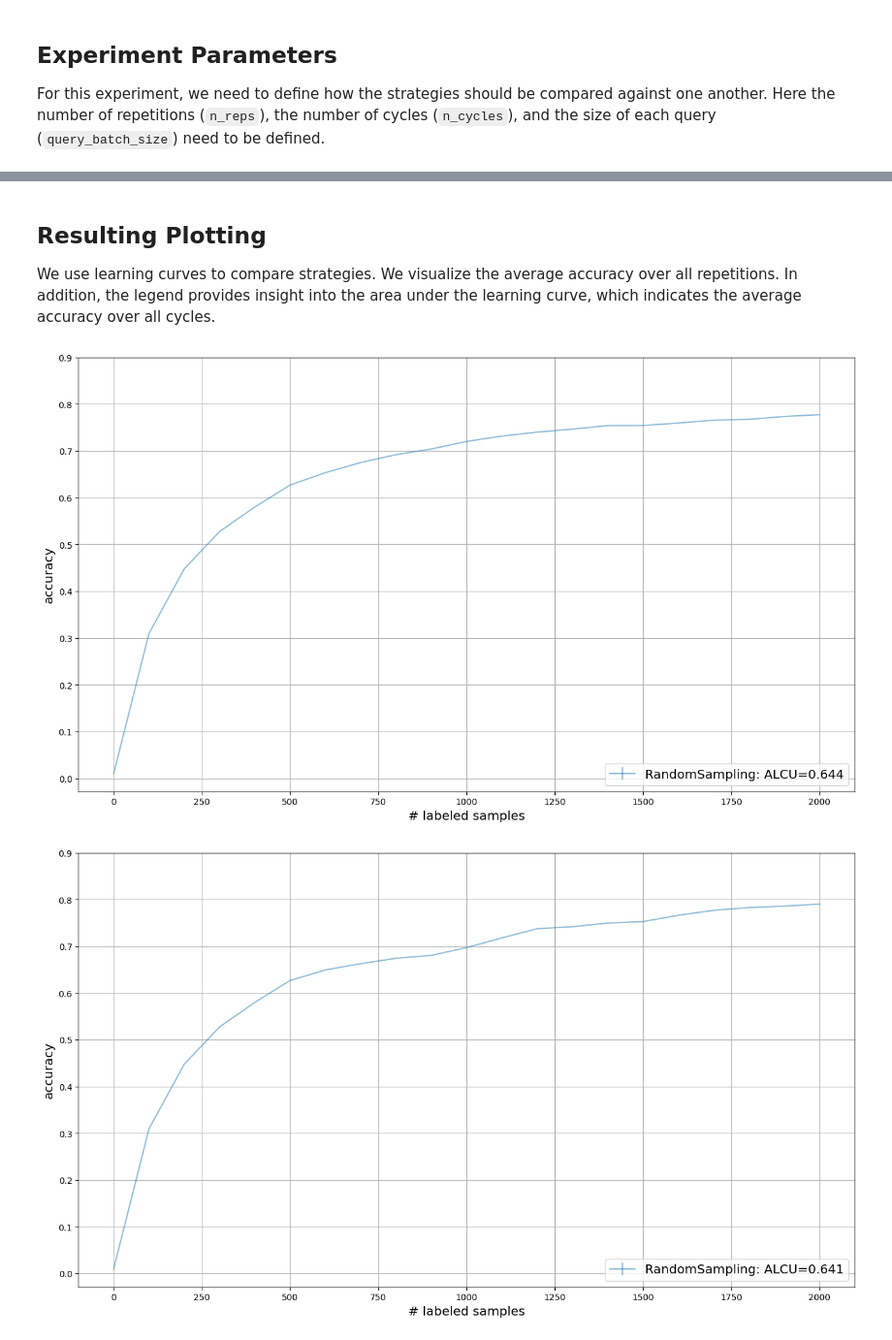
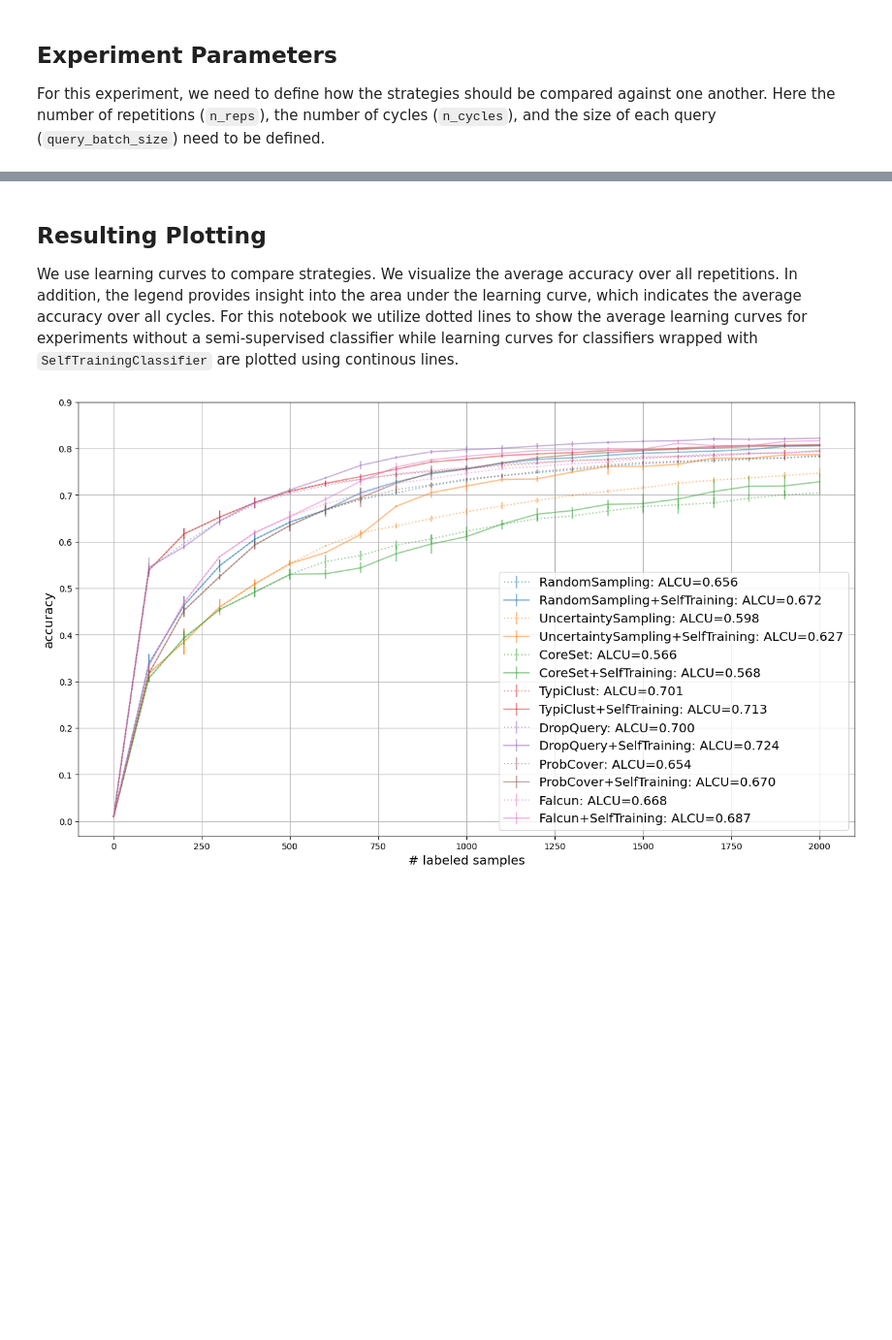
Before and after one commit to George-McNamara-Gov/scikit-activeml-sparse, a Jupyter notebook: tutorials/08_pool_ssl.ipynb, the cells around one changed output, grey strips where cells are left out. Shown at 97% size. Drawn from its saved outputs; the diff is of its cells as text; code cells hidden in the pictures; blank space fills up the shorter version.

Commit message:
Update SSL Classification Notebook

````diff
--- a/tutorials/08_pool_ssl.ipynb
+++ b/tutorials/08_pool_ssl.ipynb
@@ -207,7 +188,7 @@ query_strategy_factory_functions = {
 
 For this experiment, we need to define how the strategies should be compared against one another. Here the number of repetitions (```n_reps```), the number of cycles (```n_cycles```), and the size of each query (```query_batch_size```) need to be defined.
 # %%
-n_reps = 1
+n_reps = 3
 n_cycles = 20
 query_batch_size = 100
 classifier_names = classifier_factory_functions.keys()
@@ -306,30 +270,38 @@ for clf_name in classifier_names:
 # %% [markdown]
 ## Resulting Plotting
 
-We use learning curves to compare strategies. We visualize the average accuracy over all repetitions. In addition, the legend provides insight into the area under the learning curve, which indicates the average accuracy over all cycles.
+We use learning curves to compare strategies. We visualize the average accuracy over all repetitions. In addition, the legend provides insight into the area under the learning curve, which indicates the average accuracy over all cycles. For this notebook we utilize dotted lines to show the average learning curves for experiments without a semi-supervised classifier while learning curves for classifiers wrapped with `SelfTrainingClassifier` are plotted using continous lines.
 # %%
 for clf_name in classifier_names:
-    for use_ssl in [False, True]:
-        plt.figure(figsize=(16, 9))
-        for qs_name in query_strategy_names:
+    plt.figure(figsize=(16, 9))
+    for i_qs, qs_name in enumerate(query_strategy_names):
+        for use_ssl in [False, True]:
             key = (clf_name, use_ssl, qs_name)
             result = results[key]
             reshaped_result = result.reshape((-1, n_cycles + 1))
             errorbar_mean = np.mean(reshaped_result, axis=0)
             errorbar_std = np.std(reshaped_result, axis=0)
+            linestyle = ':'
+            display_name = qs_name
+            color = f'C{i_qs}'
+            if use_ssl:
+                linestyle = '-'
+                display_name = qs_name+'+SelfTraining'
+
             plt.errorbar(
                 np.arange(n_cycles + 1) * query_batch_size,
                 errorbar_mean,
                 errorbar_std,
-                label=f"{qs_name}: ALCU={np.mean(errorbar_mean):.3f}",
+                label=f"{display_name}: ALCU={np.mean(errorbar_mean):.3f}",
                 alpha=0.5,
+                color=color,
+                linestyle=linestyle
             )
             plt.yticks(np.arange(0, 1.0, 0.1))
-        plt.grid()
-        plt.legend(loc="lower right", fontsize="x-large")
-        plt.xlabel("# labeled samples", fontsize="x-large")
-        plt.ylabel("accuracy", fontsize="x-large")
-        plt.show()
+    plt.grid()
+    plt.legend(loc="lower right", fontsize="x-large")
+    plt.xlabel("# labeled samples", fontsize="x-large")
+    plt.ylabel("accuracy", fontsize="x-large")
+    plt.show()
 # %% [output]
-[figure, old version]
+[figure, new version]
-[figure, removed]
````
Also changed, not shown: parts of 9 cells of this notebook.
